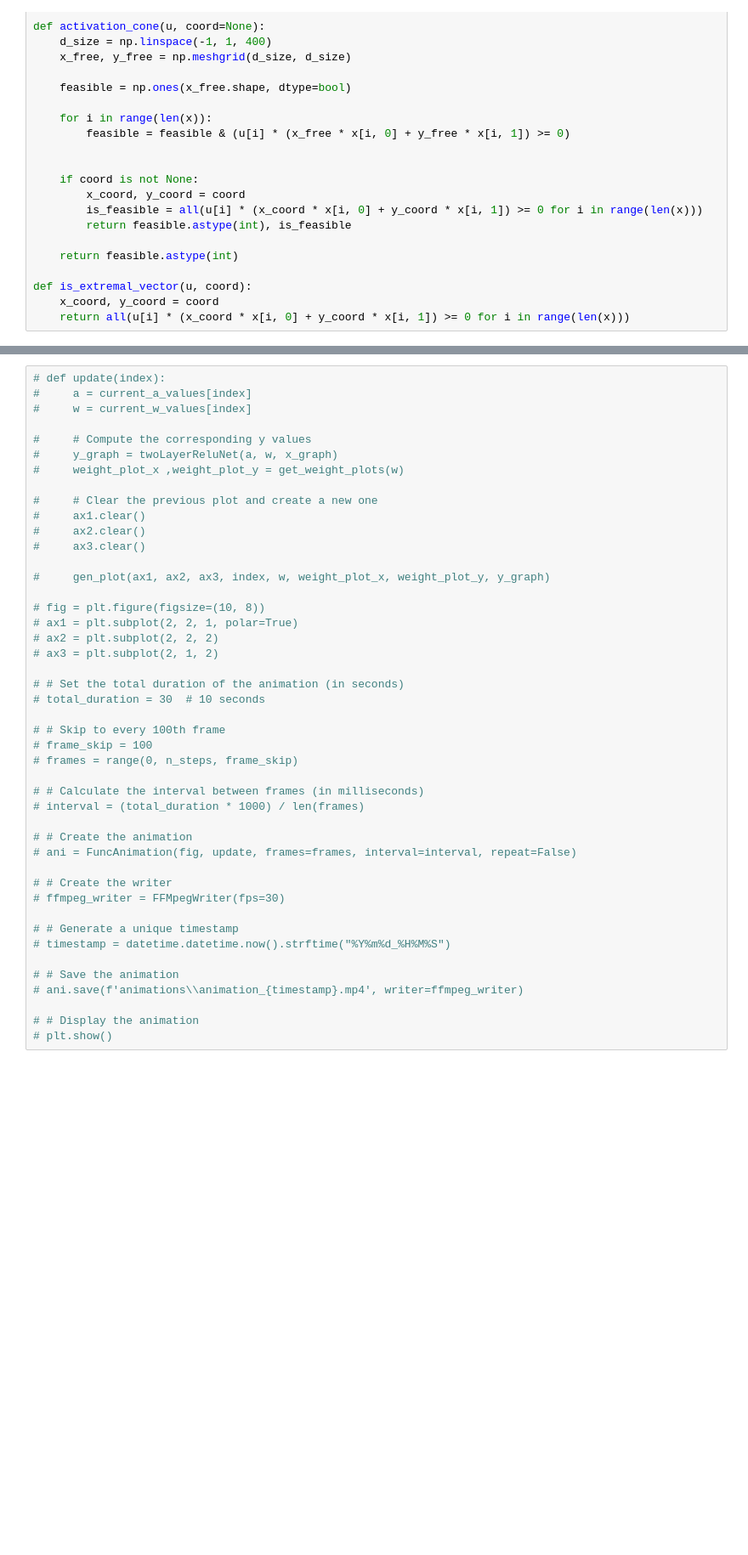
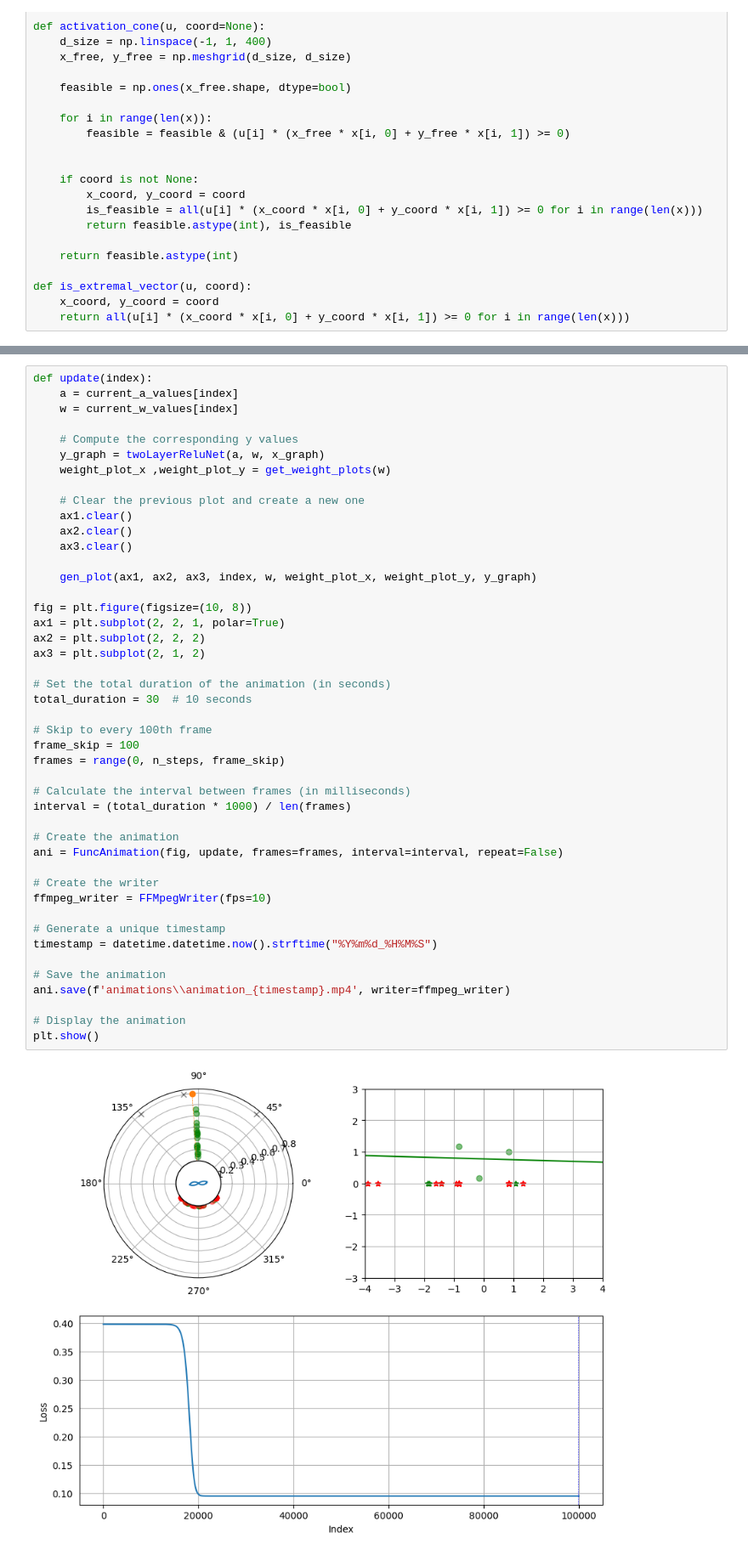
Before and after one commit to M-J-V/BEP_Code, a Jupyter notebook: exploration_notebooks/Orthogonal_input_gradient_dynamics/Non Zero Loss/extremal_vectors.ipynb, the cells around one changed output, grey strips where cells are left out. Shown: that part at 85% size. Drawn from its saved outputs; the diff is of its cells as text; blank space fills up the shorter version.

```diff
--- a/exploration_notebooks/Orthogonal_input_gradient_dynamics/Non Zero Loss/extremal_vectors.ipynb
+++ b/exploration_notebooks/Orthogonal_input_gradient_dynamics/Non Zero Loss/extremal_vectors.ipynb
@@ -570,45 +585,47 @@ No artists with labels found to put in legend.  Note that artists whose label st
 # %%
-# def update(index):
-#     a = current_a_values[index]
-#     w = current_w_values[index]
+def update(index):
+    a = current_a_values[index]
+    w = current_w_values[index]
 
-#     # Compute the corresponding y values
-#     y_graph = twoLayerReluNet(a, w, x_graph)
-#     weight_plot_x ,weight_plot_y = get_weight_plots(w)
+    # Compute the corresponding y values
+    y_graph = twoLayerReluNet(a, w, x_graph)
+    weight_plot_x ,weight_plot_y = get_weight_plots(w)
 
-#     # Clear the previous plot and create a new one
-#     ax1.clear()
-#     ax2.clear()
-#     ax3.clear()
+    # Clear the previous plot and create a new one
+    ax1.clear()
+    ax2.clear()
+    ax3.clear()
 
-#     gen_plot(ax1, ax2, ax3, index, w, weight_plot_x, weight_plot_y, y_graph)
+    gen_plot(ax1, ax2, ax3, index, w, weight_plot_x, weight_plot_y, y_graph)
 
-# fig = plt.figure(figsize=(10, 8))
-# ax1 = plt.subplot(2, 2, 1, polar=True)
-# ax2 = plt.subplot(2, 2, 2)
-# ax3 = plt.subplot(2, 1, 2)
+fig = plt.figure(figsize=(10, 8))
+ax1 = plt.subplot(2, 2, 1, polar=True)
+ax2 = plt.subplot(2, 2, 2)
+ax3 = plt.subplot(2, 1, 2)
 
-# # Set the total duration of the animation (in seconds)
-# total_duration = 30  # 10 seconds
+# Set the total duration of the animation (in seconds)
+total_duration = 30  # 10 seconds
 
-# # Skip to every 100th frame
-# frame_skip = 100
-# frames = range(0, n_steps, frame_skip)
+# Skip to every 100th frame
+frame_skip = 100
+frames = range(0, n_steps, frame_skip)
 
-# # Calculate the interval between frames (in milliseconds)
-# interval = (total_duration * 1000) / len(frames)
+# Calculate the interval between frames (in milliseconds)
+interval = (total_duration * 1000) / len(frames)
 
-# # Create the animation
-# ani = FuncAnimation(fig, update, frames=frames, interval=interval, repeat=False)
+# Create the animation
+ani = FuncAnimation(fig, update, frames=frames, interval=interval, repeat=False)
 
-# # Create the writer
-# ffmpeg_writer = FFMpegWriter(fps=30)
+# Create the writer
+ffmpeg_writer = FFMpegWriter(fps=10)
 
-# # Generate a unique timestamp
-# timestamp = datetime.datetime.now().strftime("%Y%m%d_%H%M%S")
+# Generate a unique timestamp
+timestamp = datetime.datetime.now().strftime("%Y%m%d_%H%M%S")
 
-# # Save the animation
-# ani.save(f'animations\\animation_{timestamp}.mp4', writer=ffmpeg_writer)
+# Save the animation
+ani.save(f'animations\\animation_{timestamp}.mp4', writer=ffmpeg_writer)
 
-# # Display the animation
-# plt.show()
+# Display the animation
+plt.show()
+# %% [output]
+[figure, added]
```
Also changed, not shown: parts of 7 cells of this notebook, 2 other files.
